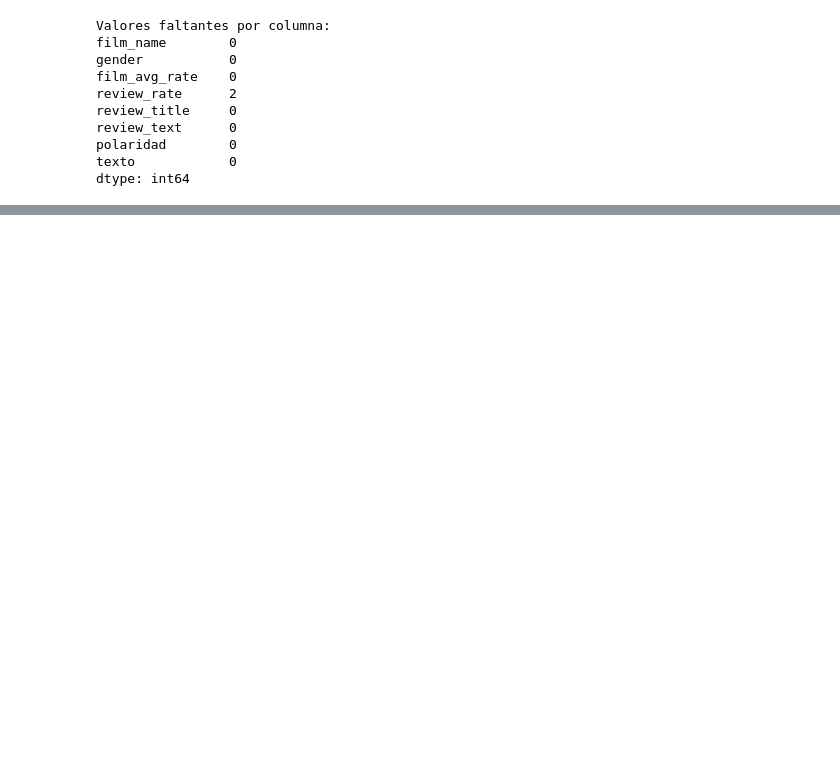
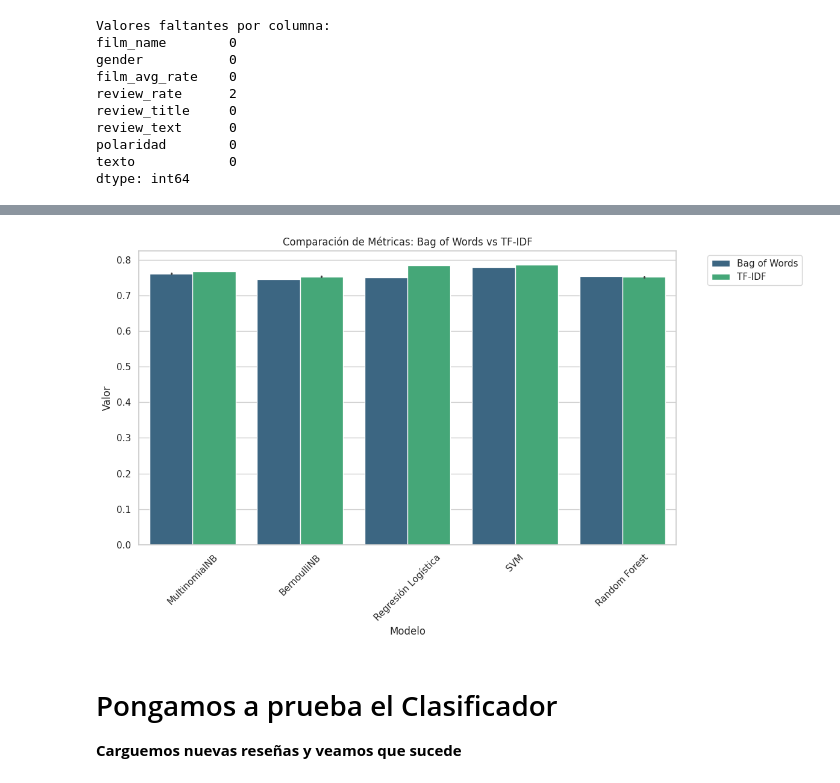
Before and after one commit to ignaciomz/CH_IM_61195, a Jupyter notebook: NLP_ReviewsPeliculasEspañol_IgnacioMartinez.ipynb, the cells around one changed output, grey strips where cells are left out. Drawn from its saved outputs; the diff is of its cells as text; code cells hidden in the pictures; blank space fills up the shorter version.

```diff
--- a/NLP_ReviewsPeliculasEspañol_IgnacioMartinez.ipynb
+++ b/NLP_ReviewsPeliculasEspañol_IgnacioMartinez.ipynb
@@ -604,0 +511,22 @@ Clasificación Predicha: Negativa
+# %%
+# Comparamos resultados de BoW vs TF-IDF
+df_resultados["Vectorización"] = "Bag of Words"
+df_resultados_tfidf["Vectorización"] = "TF-IDF"
+
+df_comparativa = pd.concat([df_resultados, df_resultados_tfidf])
+
+# Graficamos la comparativa
+plt.figure(figsize=(12, 7))
+df_comparativa_melted = df_comparativa.melt(id_vars=["Modelo", "Vectorización"], var_name="Métrica", value_name="Valor")
+
+sns.barplot(data=df_comparativa_melted, x="Modelo", y="Valor", hue="Vectorización", palette="viridis")
+plt.title("Comparación de Métricas: Bag of Words vs TF-IDF")
+plt.xticks(rotation=45)
+plt.legend(bbox_to_anchor=(1.05, 1), loc='upper left')
+plt.tight_layout()
+plt.show()
+# %% [output]
+[figure, added]
+# %% [markdown]
+# Pongamos a prueba el Clasificador
+**Carguemos nuevas reseñas y veamos que sucede**
```
Also changed, not shown: parts of 46 cells of this notebook.
